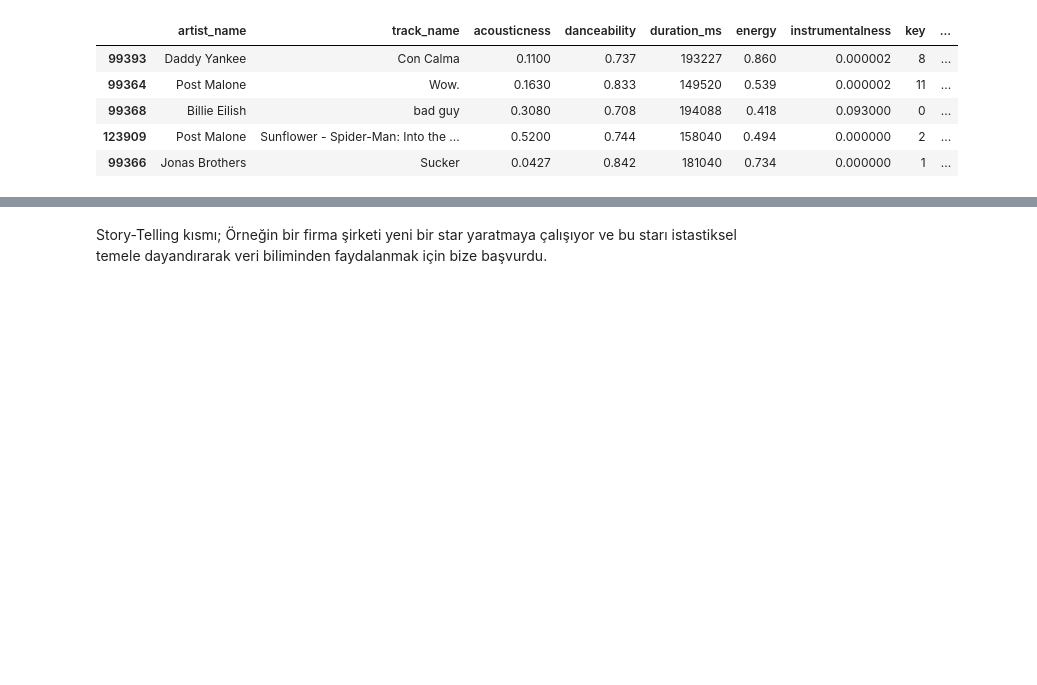
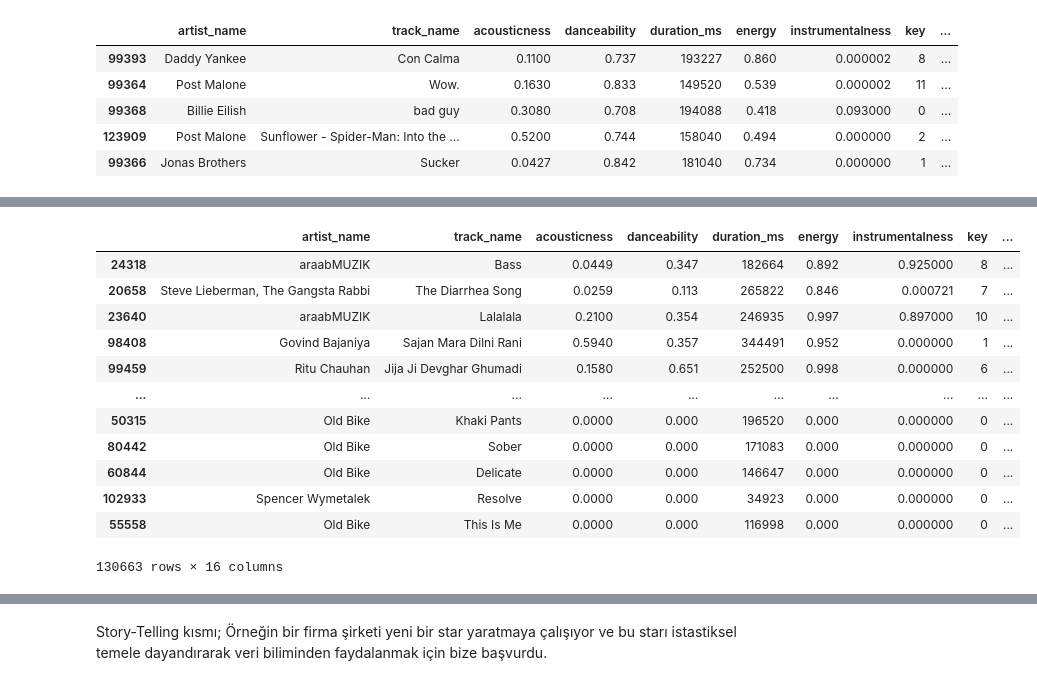
Before and after one commit to Yusuf-Cizlasmak/Exploratory-Data-Analysis, a Jupyter notebook: Spotify/Spotify.ipynb, the cells around one changed output, grey strips where cells are left out. Saved outputs shown, nothing was run; the diff lists cells and outputs as text; code cells hidden in the pictures; blank space fills up the shorter version.

```diff
--- a/Spotify/Spotify.ipynb
+++ b/Spotify/Spotify.ipynb
@@ -147,0 +165,16 @@ PopularBarPlot(data,6)
+# %%
+data.sort_values(by='loudness',ascending=False)
+# %% [output]
+|  | artist_name | track_name | acousticness | danceability | duration_ms | energy | instrumentalness | key | ... |
+| 24318 | araabMUZIK | Bass | 0.0449 | 0.347 | 182664 | 0.892 | 0.925000 | 8 | ... |
+| 20658 | Steve Lieberman, The Gangsta Rabbi | The Diarrhea Song | 0.0259 | 0.113 | 265822 | 0.846 | 0.000721 | 7 | ... |
+| 23640 | araabMUZIK | Lalalala | 0.2100 | 0.354 | 246935 | 0.997 | 0.897000 | 10 | ... |
+| 98408 | Govind Bajaniya | Sajan Mara Dilni Rani | 0.5940 | 0.357 | 344491 | 0.952 | 0.000000 | 1 | ... |
+| 99459 | Ritu Chauhan | Jija Ji Devghar Ghumadi | 0.1580 | 0.651 | 252500 | 0.998 | 0.000000 | 6 | ... |
+| ... | ... | ... | ... | ... | ... | ... | ... | ... | ... |
+| 50315 | Old Bike | Khaki Pants | 0.0000 | 0.000 | 196520 | 0.000 | 0.000000 | 0 | ... |
+| 80442 | Old Bike | Sober | 0.0000 | 0.000 | 171083 | 0.000 | 0.000000 | 0 | ... |
+| 60844 | Old Bike | Delicate | 0.0000 | 0.000 | 146647 | 0.000 | 0.000000 | 0 | ... |
+| 102933 | Spencer Wymetalek | Resolve | 0.0000 | 0.000 | 34923 | 0.000 | 0.000000 | 0 | ... |
+| 55558 | Old Bike | This Is Me | 0.0000 | 0.000 | 116998 | 0.000 | 0.000000 | 0 | ... |
+130663 rows × 16 columns
```
Also changed, not shown: parts of 9 cells of this notebook, 1 other file.
